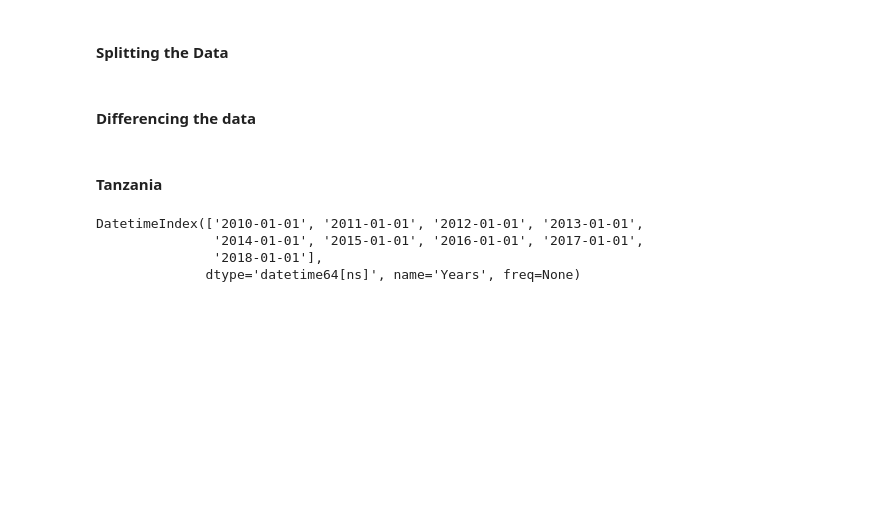
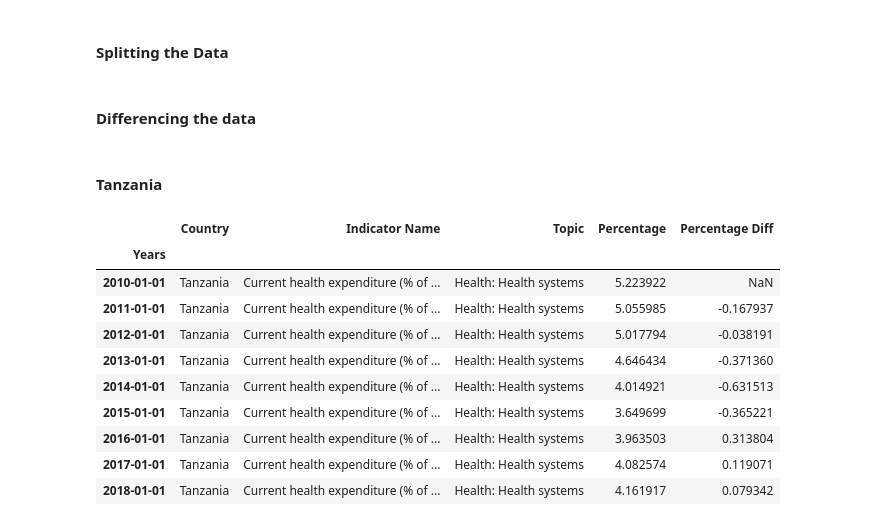
Before and after one commit to AdnanK1/east-african-dvlp-indicators, a Jupyter notebook: index.ipynb, the cells around one changed output. Saved outputs shown, nothing was run; the diff lists cells and outputs as text; code cells hidden in the pictures; blank space fills up the shorter version.

```diff
--- a/index.ipynb
+++ b/index.ipynb
@@ -400,13 +400,19 @@ def split_data(country):
 # %%
 # Training data and testing data for Tanzania
 tanzania_df = split_data('Tanzania')
 training_data = tanzania_df[1]
 testing_data = tanzania_df[0]
-
-training_data['Current health expenditure (% of GDP)'].index
+training_data['Current health expenditure (% of GDP)']
 # %% [output]
-DatetimeIndex(['2010-01-01', '2011-01-01', '2012-01-01', '2013-01-01',
-               '2014-01-01', '2015-01-01', '2016-01-01', '2017-01-01',
-               '2018-01-01'],
-              dtype='datetime64[ns]', name='Years', freq=None)
+|  | Country | Indicator Name | Topic | Percentage | Percentage Diff |
+| Years |  |  |  |  |  |
+| 2010-01-01 | Tanzania | Current health expenditure (% of ... | Health: Health systems | 5.223922 | NaN |
+| 2011-01-01 | Tanzania | Current health expenditure (% of ... | Health: Health systems | 5.055985 | -0.167937 |
+| 2012-01-01 | Tanzania | Current health expenditure (% of ... | Health: Health systems | 5.017794 | -0.038191 |
+| 2013-01-01 | Tanzania | Current health expenditure (% of ... | Health: Health systems | 4.646434 | -0.371360 |
+| 2014-01-01 | Tanzania | Current health expenditure (% of ... | Health: Health systems | 4.014921 | -0.631513 |
+| 2015-01-01 | Tanzania | Current health expenditure (% of ... | Health: Health systems | 3.649699 | -0.365221 |
+| 2016-01-01 | Tanzania | Current health expenditure (% of ... | Health: Health systems | 3.963503 | 0.313804 |
+| 2017-01-01 | Tanzania | Current health expenditure (% of ... | Health: Health systems | 4.082574 | 0.119071 |
+| 2018-01-01 | Tanzania | Current health expenditure (% of ... | Health: Health systems | 4.161917 | 0.079342 |
 # %%
```
Also changed, not shown: parts of 3 cells of this notebook.
